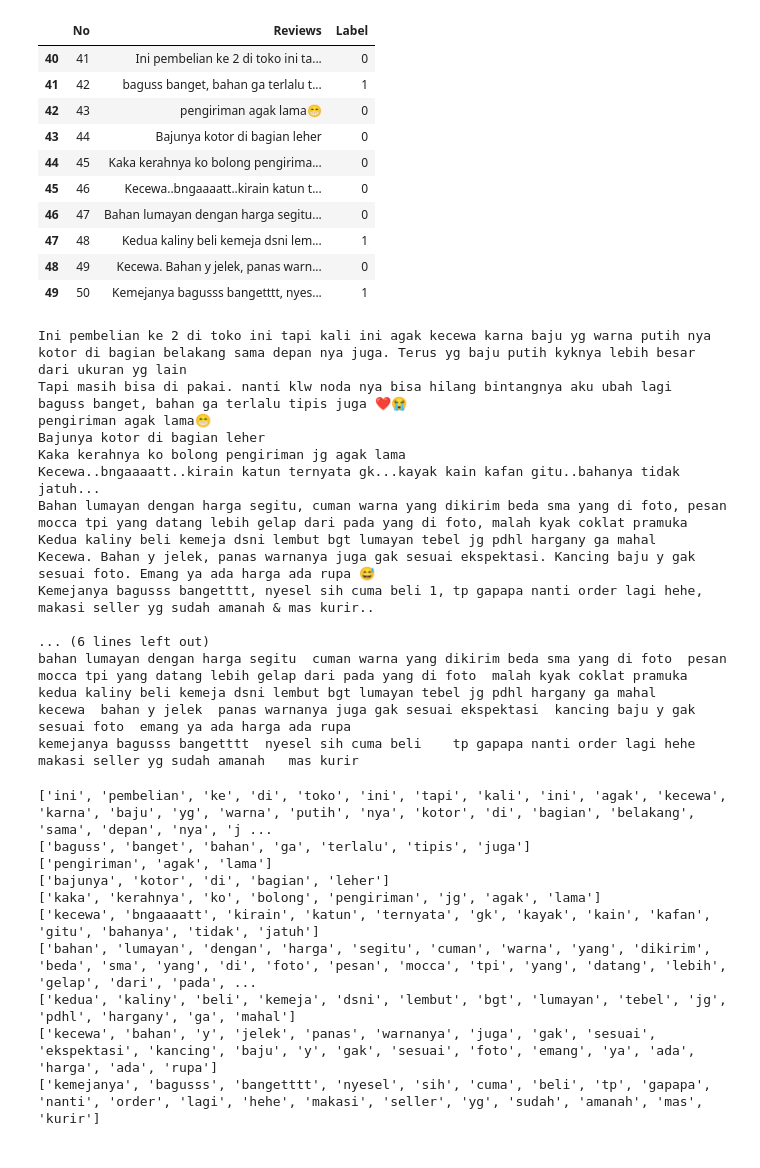
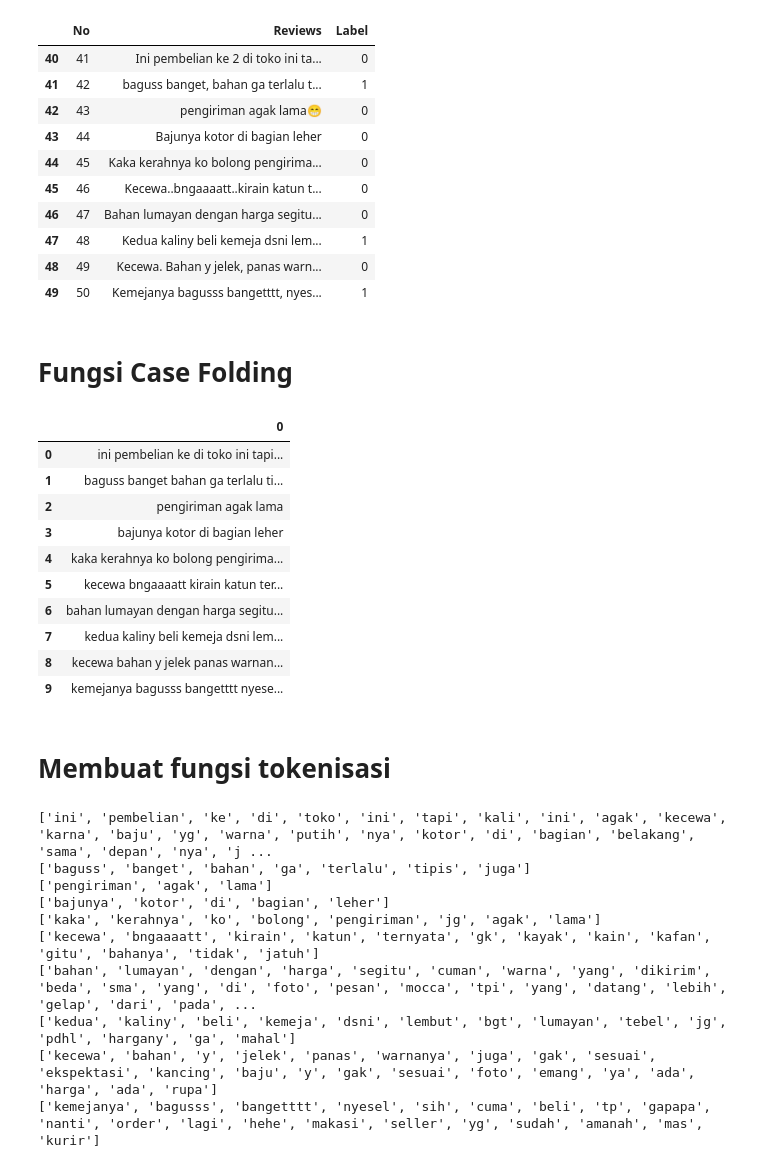
Before and after one commit to imkzuma/Introduction-to-multimedia-data-processing, a Jupyter notebook: tugas1/main.ipynb, the cells around one changed output. Saved outputs shown, nothing was run; the diff lists cells and outputs as text; code cells hidden in the pictures.

```diff
--- a/tugas1/main.ipynb
+++ b/tugas1/main.ipynb
@@ -19,49 +21,46 @@ df
 | 47 | 48 | Kedua kaliny beli kemeja dsni lem... | 1 |
 | 48 | 49 | Kecewa. Bahan y jelek, panas warn... | 0 |
 | 49 | 50 | Kemejanya bagusss bangetttt, nyes... | 1 |
+# %% [markdown]
+# Fungsi Case Folding
 # %%
 # case folding
 def case_folding(text):
     import re
     # mengubah text menjadi huruf kecil
     # menghapus angka
     # menghapus tanda baca
     # menghapus whitespace
     for i in range(len(text)):
         text = re.sub(r'[0-9]', ' ', text)
         text = re.sub(r'[^\w\s]', ' ', text)
+        text = re.sub(r'\s+', ' ', text)
         text = text.lower()
         text = text.strip()
         text = text.replace('\n', '')
 
     return text
 
 
 text = df['Reviews'].values.tolist()
-for i in text : print(i)
-
-print()
 
 text = [case_folding(i) for i in text]
-for x in text : print(x)
+caseFoldingDF = pd.DataFrame(text)
+caseFoldingDF
 # %% [output]
-Ini pembelian ke 2 di toko ini tapi kali ini agak kecewa karna baju yg warna putih nya kotor di bagian belakang sama depan nya juga. Terus yg baju putih kyknya lebih besar dari ukuran yg lain
-Tapi masih bisa di pakai. nanti klw noda nya bisa hilang bintangnya aku ubah lagi
-baguss banget, bahan ga terlalu tipis juga ❤️😭
-pengiriman agak lama😁
-Bajunya kotor di bagian leher
-Kaka kerahnya ko bolong pengiriman jg agak lama
-Kecewa..bngaaaatt..kirain katun ternyata gk...kayak kain kafan gitu..bahanya tidak jatuh...
-Bahan lumayan dengan harga segitu, cuman warna yang dikirim beda sma yang di foto, pesan mocca tpi yang datang lebih gelap dari pada yang di foto, malah kyak coklat pramuka
-Kedua kaliny beli kemeja dsni lembut bgt lumayan tebel jg pdhl hargany ga mahal
-Kecewa. Bahan y jelek, panas warnanya juga gak sesuai ekspektasi. Kancing baju y gak sesuai foto. Emang ya ada harga ada rupa 😅
-Kemejanya bagusss bangetttt, nyesel sih cuma beli 1, tp gapapa nanti order lagi hehe, makasi seller yg sudah amanah & mas kurir..
-
-... (6 lines left out)
-bahan lumayan dengan harga segitu  cuman warna yang dikirim beda sma yang di foto  pesan mocca tpi yang datang lebih gelap dari pada yang di foto  malah kyak coklat pramuka
-kedua kaliny beli kemeja dsni lembut bgt lumayan tebel jg pdhl hargany ga mahal
-kecewa  bahan y jelek  panas warnanya juga gak sesuai ekspektasi  kancing baju y gak sesuai foto  emang ya ada harga ada rupa
-kemejanya bagusss bangetttt  nyesel sih cuma beli    tp gapapa nanti order lagi hehe  makasi seller yg sudah amanah   mas kurir
+|  | 0 |
+| 0 | ini pembelian ke di toko ini tapi... |
+| 1 | baguss banget bahan ga terlalu ti... |
+| 2 | pengiriman agak lama |
+| 3 | bajunya kotor di bagian leher |
+| 4 | kaka kerahnya ko bolong pengirima... |
+| 5 | kecewa bngaaaatt kirain katun ter... |
+| 6 | bahan lumayan dengan harga segitu... |
+| 7 | kedua kaliny beli kemeja dsni lem... |
+| 8 | kecewa bahan y jelek panas warnan... |
+| 9 | kemejanya bagusss bangetttt nyese... |
+# %% [markdown]
+# Membuat fungsi tokenisasi
 # %%
 import nltk
 
```
Also changed, not shown: parts of 19 cells of this notebook.
